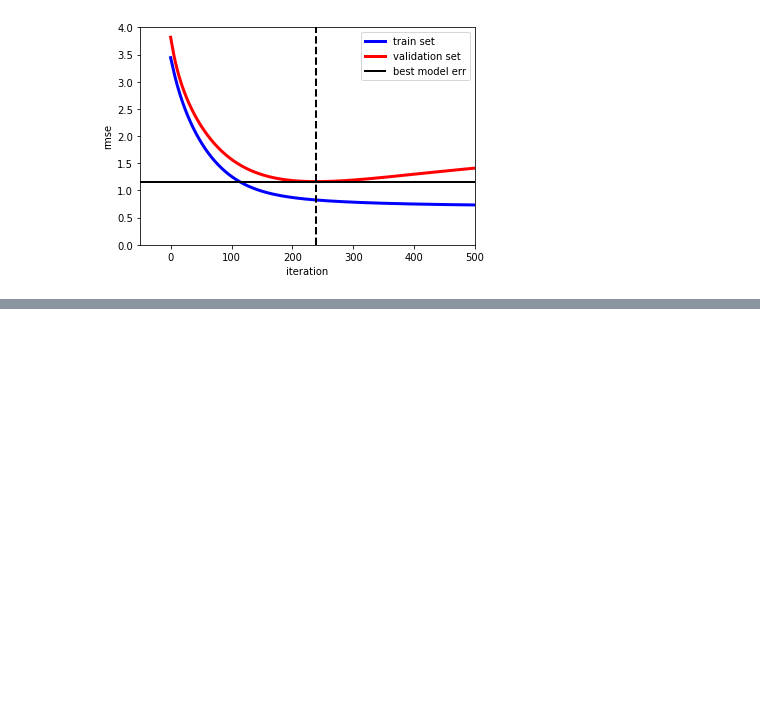
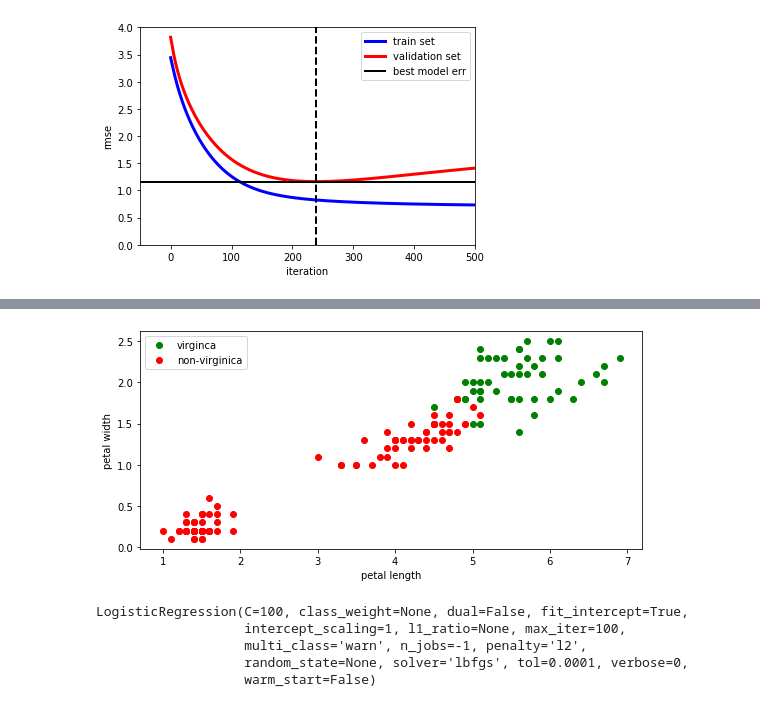
Before and after one commit to akapet00/learning, a Jupyter notebook: learning.ipynb, the cells around one changed output, grey strips where cells are left out. Drawn from its saved outputs; the diff is of its cells as text; code cells hidden in the pictures; blank space fills up the shorter version.

```diff
--- a/learning.ipynb
+++ b/learning.ipynb
@@ -719,0 +826,31 @@ plt.show()
+# %%
+# virginica/non-virginica: petal width vs petal length
+
+X = iris['data'][:, 2:] # petal length (cm), petal width (cm)
+y = (iris['target']==2).astype(np.int) # virginica
+
+pos = np.where(y==1)
+neg = np.where(y==0)
+plt.figure(figsize=(9, 4))
+plt.plot(X[pos, 0].ravel(), X[pos, 1].ravel(), linestyle='None', marker='o', color='green', label='virginca')
+plt.plot(X[neg, 0].ravel(), X[neg, 1].ravel(), linestyle='None', marker='o', color='red', label='non-virginica')
+plt.xlabel('petal length')
+plt.ylabel('petal width')
+plt.legend()
+plt.show()
+# %% [output]
+[figure, added]
+# %%
+model = LogisticRegression(penalty='l2', # ridge regularization
+                           C=100, # reg term
+                           solver='lbfgs', #limited memory Broyden-Fletcher-Goldfarb-Shanno opt algo
+                           max_iter=100,
+                           n_jobs=-1, # run on all cores
+                          )
+model.fit(X, y)
+# %% [output]
+LogisticRegression(C=100, class_weight=None, dual=False, fit_intercept=True,
+                   intercept_scaling=1, l1_ratio=None, max_iter=100,
+                   multi_class='warn', n_jobs=-1, penalty='l2',
+                   random_state=None, solver='lbfgs', tol=0.0001, verbose=0,
+                   warm_start=False)
```
Also changed, not shown: parts of 20 cells of this notebook.
